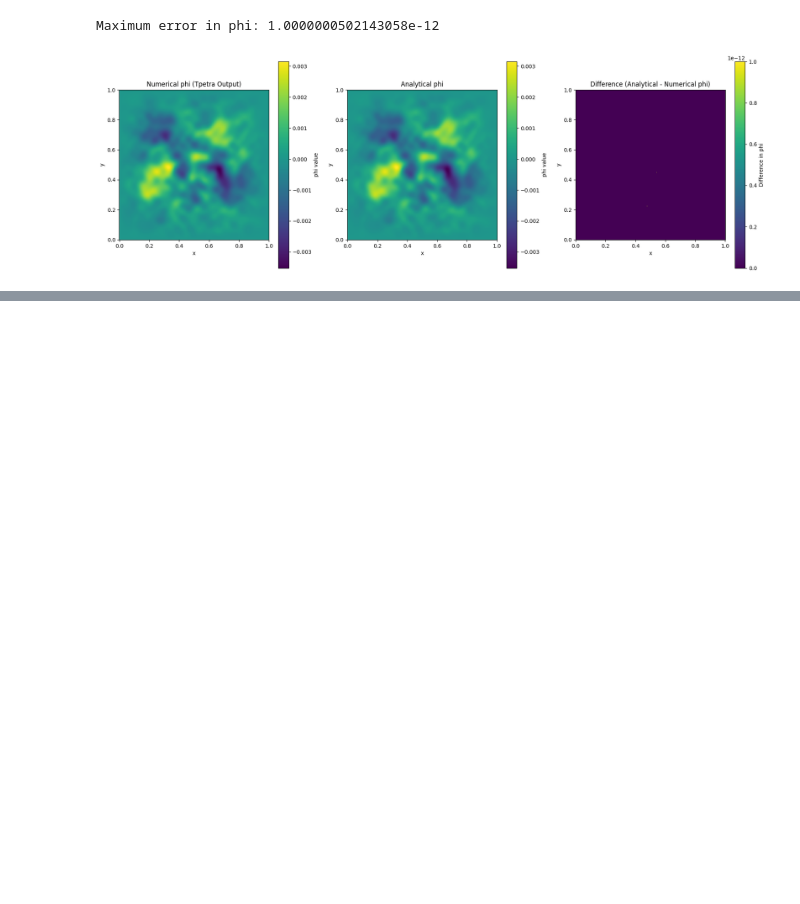
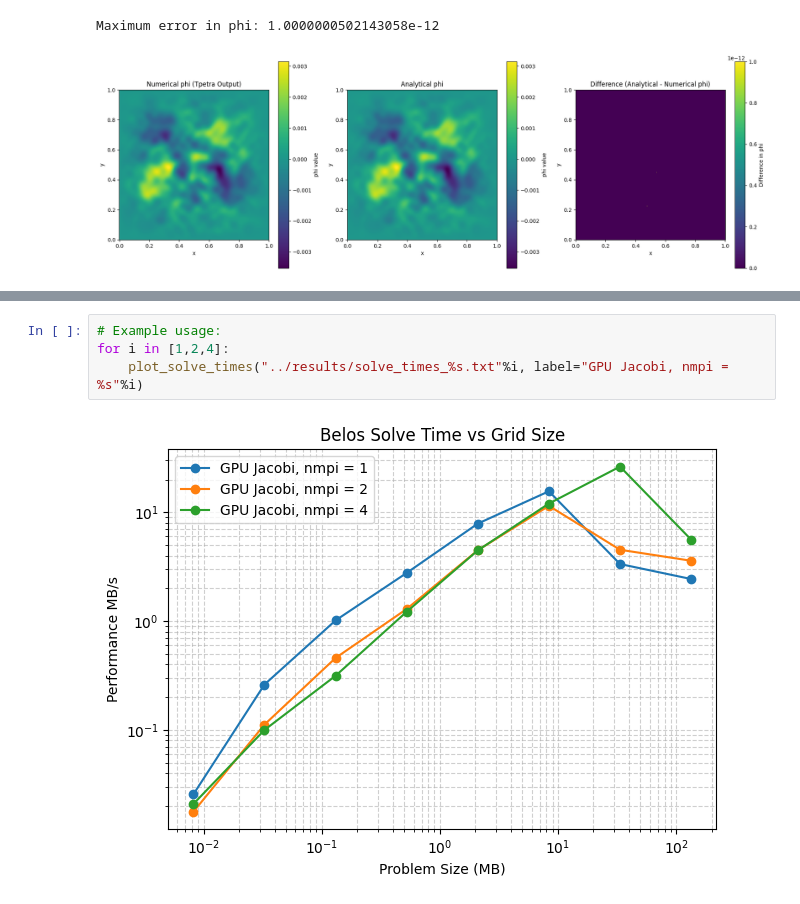
Before and after one commit to mraeth/trilinos_experiments, a Jupyter notebook: plot/analyse.ipynb, the cells around one changed output, grey strips where cells are left out. Cells and saved outputs as stored; diff of their text form; blank space fills up the shorter version.

```diff
--- a/plot/analyse.ipynb
+++ b/plot/analyse.ipynb
@@ -618,0 +712,6 @@ Solver: CG, Iterations: 6, Final Residual: 7.68439e-11, Solve Time: 16.12 second
+# %%
+# Example usage:
+for i in [1,2,4]:
+    plot_solve_times("../results/solve_times_%s.txt"%i, label="GPU Jacobi, nmpi = %s"%i)
+# %% [output]
+[figure, added]
```
Also changed, not shown: parts of 10 cells of this notebook, 2 other files.
